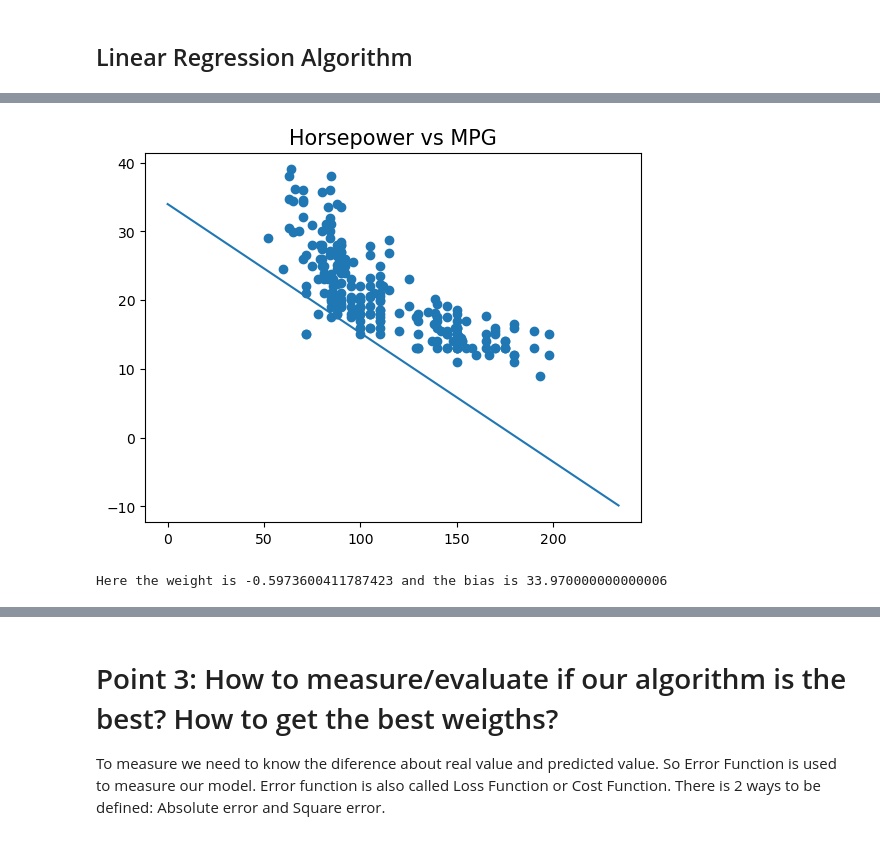
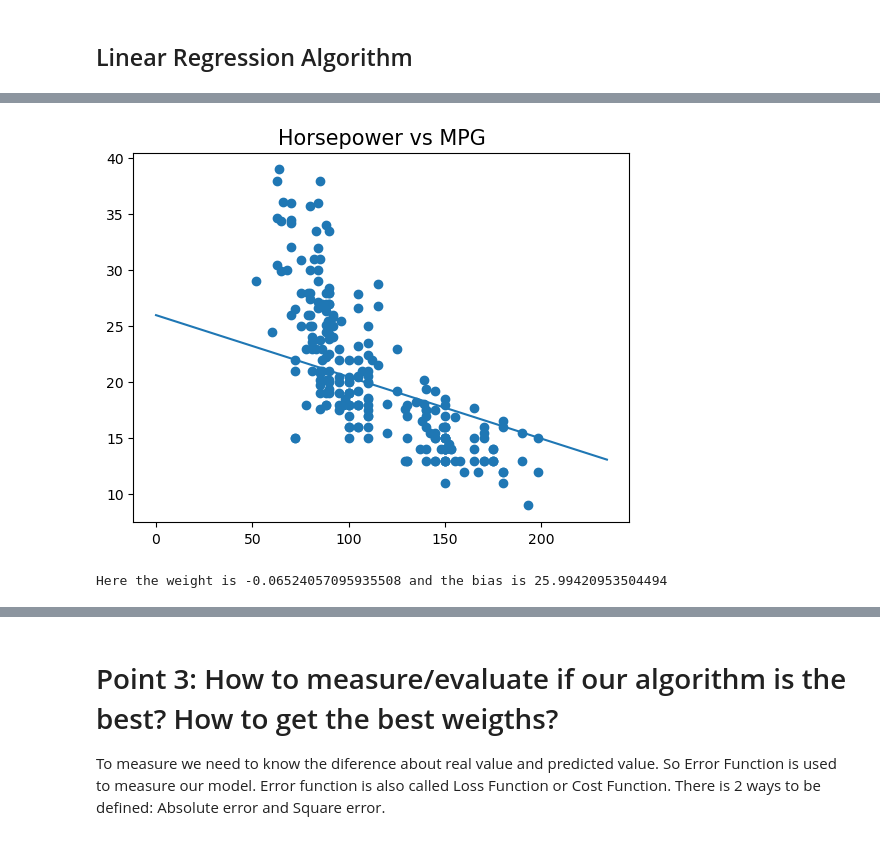
Before and after one commit to yonkeenn/LinearRegression, a Jupyter notebook: Model&Evaluate.ipynb, the cells around one changed output, grey strips where cells are left out. Cells and saved outputs as stored; diff of their text form; code cells hidden in the pictures.

```diff
--- a/Model&Evaluate.ipynb
+++ b/Model&Evaluate.ipynb
@@ -261,4 +261,16 @@ plt.show()
 [figure]
 # %% [markdown]
 ## Linear Regression Algorithm
+# %%
+def adjust_weight(weight, bias, r, b, lr):
+    label_pred = weight*r + bias
+    if b > label_pred:
+        weight = weight + lr*r
+        bias = bias + lr
+        #print(weight, bias, b, label_pred, b-label_pred)
+    else:
+        weight = weight - lr*r
+        bias = bias - lr
+        #print(weight, bias, b, label_pred, b-label_pred)
+    return weight, bias
 # %%
@@ -308,3 +315,3 @@ df_line
 # %%
 # We have to try many times to get the most
-model_lr = basic_lin_reg(df_line, lr=0.01, epochs = 235)
+model_lr = basic_lin_reg(df_line, lr=0.00001, epochs = 235)
@@ -332,19 +321,19 @@ x = [float(i) for i in range(len(model_lr))]
 # %%
 plt.scatter(df['horsepower'].where(df['origin'] == 1), df['mpg'].where(df['origin'] == 1))
 #for w in range(200,len(model_lr)-30):
-for w in range(196, 197):
+for w in range(204,205):
     y_pred = [model_lr[w]['weight']*i + model_lr[w]['bias'] for i in x]
     plt.plot(x, y_pred)
 plt.title('Horsepower' + ' vs ' + 'MPG', fontsize = 15)
 plt.show()
 # %% [output]
-[figure, old version]
+[figure, new version]
 # %%
 x = [float(i) for i in range(len(model_lr))]
-y_pred = [ model_lr[196]['weight']*i + model_lr[196]['bias'] for i in x]
+y_pred = [ model_lr[204]['weight']*i + model_lr[204]['bias'] for i in x]
 print('Here the weight is {} and the bias is {} '.format(model_lr[200]['weight'],model_lr[200]['bias']))
 # %% [output]
-Here the weight is -0.5973600411787423 and the bias is 33.970000000000006
+Here the weight is -0.06524057095935508 and the bias is 25.99420953504494
 # %%
 plt.scatter(df['horsepower'].where(df['origin'] == 1), df['mpg'].where(df['origin'] == 1))
 plt.plot(x, y_pred)
```
Also changed, not shown: parts of 7 cells of this notebook.
